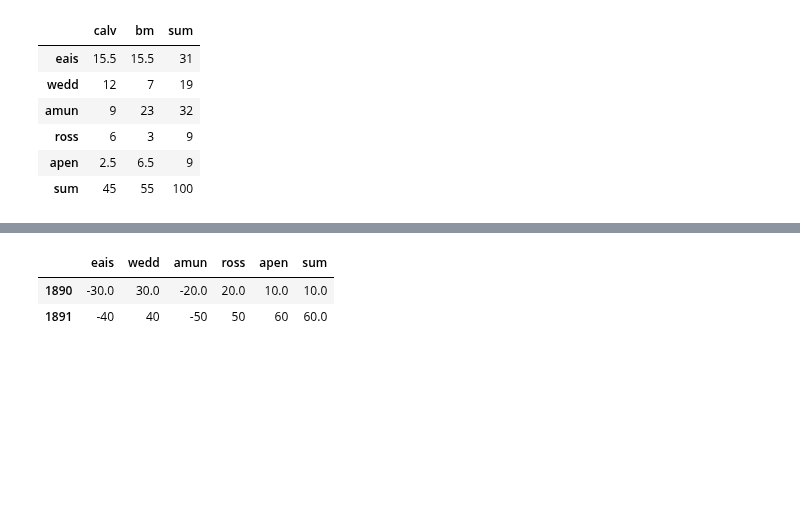
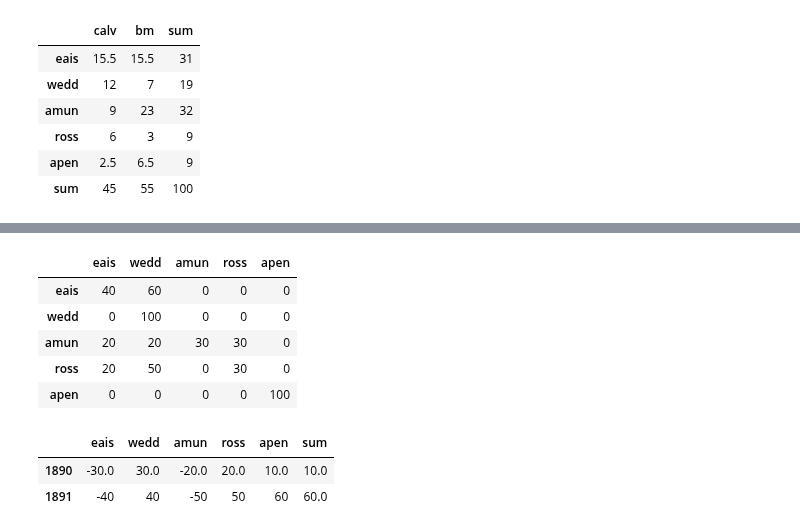
Before and after one commit to evevadeli/ece-interactive-fwf, a Jupyter notebook: runtime/classic/fwf/interactive/notebooks/fwf_distribution.ipynb, the cells around one changed output, grey strips where cells are left out. Cells and saved outputs as stored; diff of their text form; code cells hidden in the pictures; blank space fills up the shorter version.

```diff
--- a/runtime/classic/fwf/interactive/notebooks/fwf_distribution.ipynb
+++ b/runtime/classic/fwf/interactive/notebooks/fwf_distribution.ipynb
@@ -269,3 +280,34 @@ bm_calv_distribution
+# %%
+#Source amun
+source_sink_calv_distribution['amun'].loc['amun'] = 30
+source_sink_calv_distribution['ross'].loc['amun'] = 30
+source_sink_calv_distribution['eais'].loc['amun'] = 20
+source_sink_calv_distribution['wedd'].loc['amun'] = 20
+
+
+#Source ross
+source_sink_calv_distribution['ross'].loc['ross'] = 30
+source_sink_calv_distribution['eais'].loc['ross'] = 20
+source_sink_calv_distribution['wedd'].loc['ross'] = 50
+
+#Source eais
+source_sink_calv_distribution['eais'].loc['eais'] = 40
+source_sink_calv_distribution['wedd'].loc['eais'] = 60
+
+#Source wedd
+source_sink_calv_distribution['wedd'].loc['wedd'] = 100
+
+#Source apen
+source_sink_calv_distribution['apen'].loc['apen'] = 100
+
+source_sink_calv_distribution
+# %% [output]
+|  | eais | wedd | amun | ross | apen |
+| eais | 40 | 60 | 0 | 0 | 0 |
+| wedd | 0 | 100 | 0 | 0 | 0 |
+| amun | 20 | 20 | 30 | 30 | 0 |
+| ross | 20 | 50 | 0 | 30 | 0 |
+| apen | 0 | 0 | 0 | 0 | 100 |
 # %%
 
 #Create dummy data for testing: df_dFWF
```
Also changed, not shown: parts of 6 cells of this notebook.
